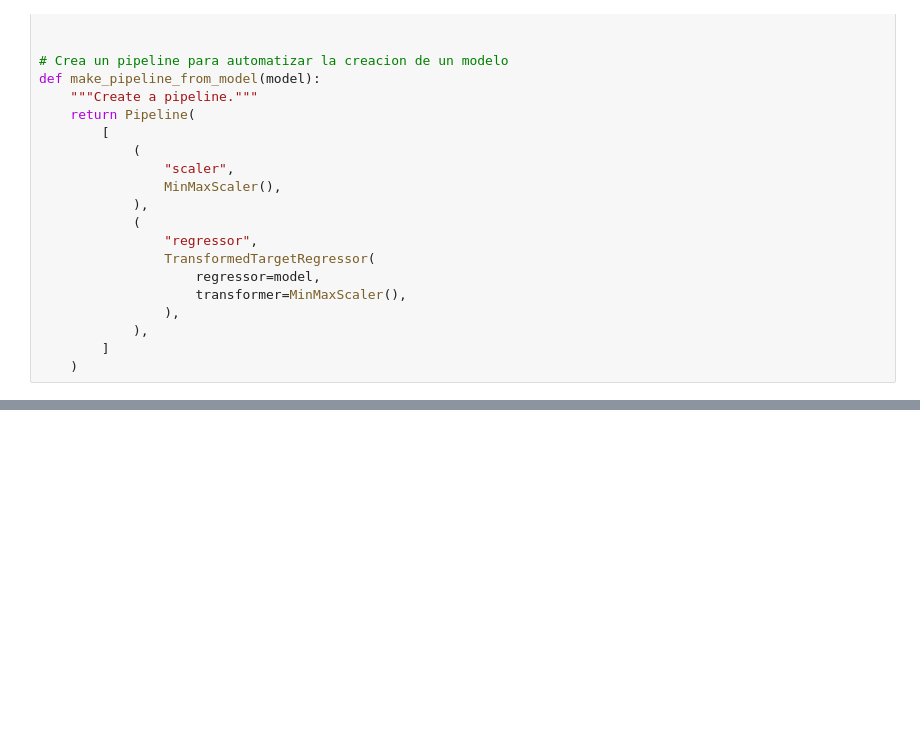
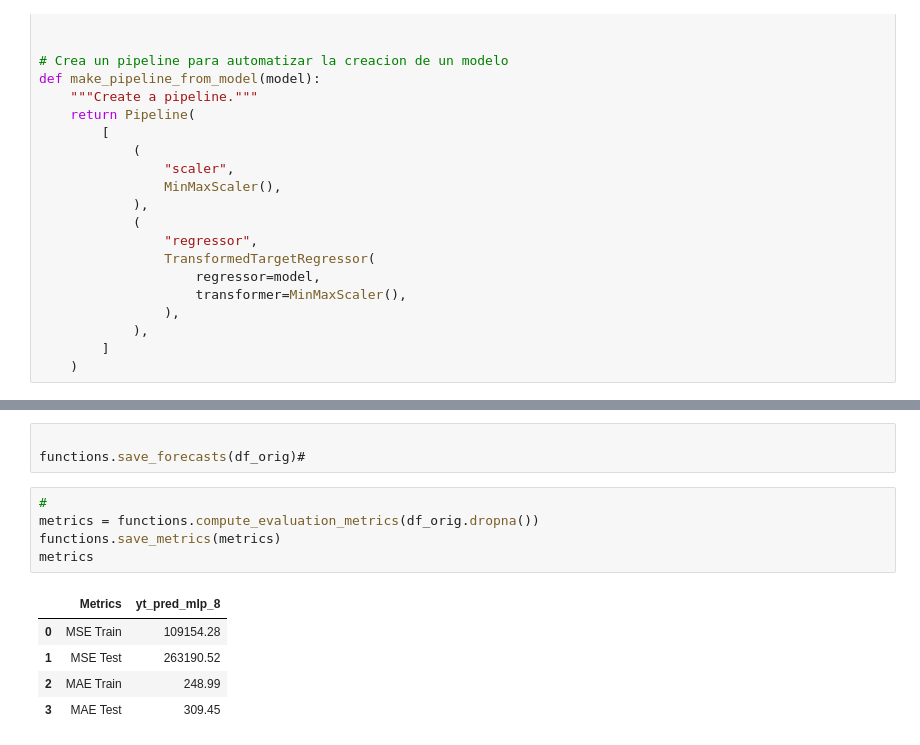
Before and after one commit to 2026-2-predictiva/std-manuel-restrepo-sierra, a Jupyter notebook: PRE_08_series_de_tiempo/notebooks/notebook_5.ipynb, the cells around one changed output, grey strips where cells are left out. Saved outputs shown, nothing was run; the diff lists cells and outputs as text; blank space fills up the shorter version.

```diff
--- a/PRE_08_series_de_tiempo/notebooks/notebook_5.ipynb
+++ b/PRE_08_series_de_tiempo/notebooks/notebook_5.ipynb
@@ -123,0 +158,14 @@ def make_pipeline_from_model(model):
+# %%
+
+functions.save_forecasts(df_orig)#
+# %%
+#
+metrics = functions.compute_evaluation_metrics(df_orig.dropna())
+functions.save_metrics(metrics)
+metrics
+# %% [output]
+|  | Metrics | yt_pred_mlp_8 |
+| 0 | MSE Train | 109154.28 |
+| 1 | MSE Test | 263190.52 |
+| 2 | MAE Train | 248.99 |
+| 3 | MAE Test | 309.45 |
```
Also changed, not shown: parts of 2 cells of this notebook, 2 other files.
